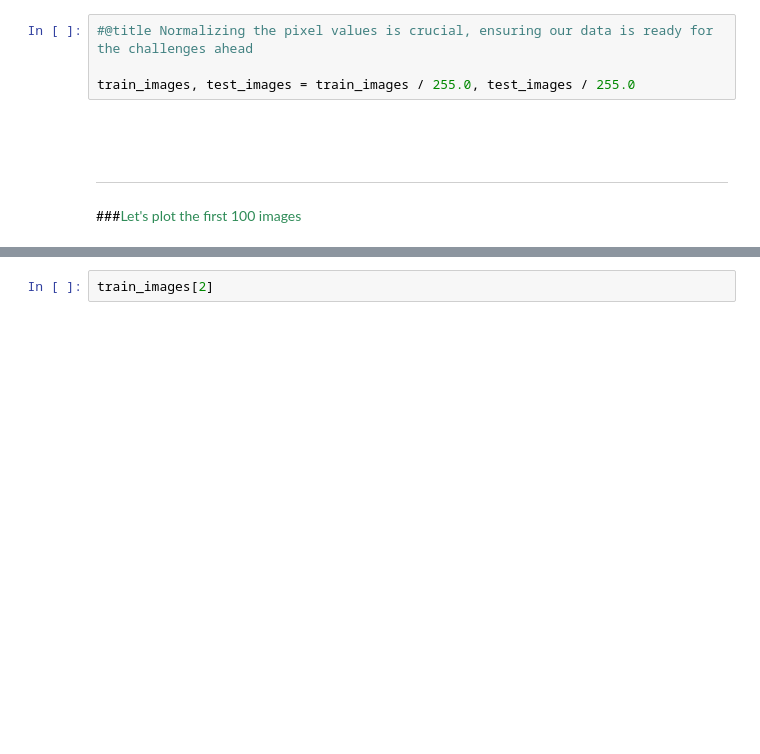
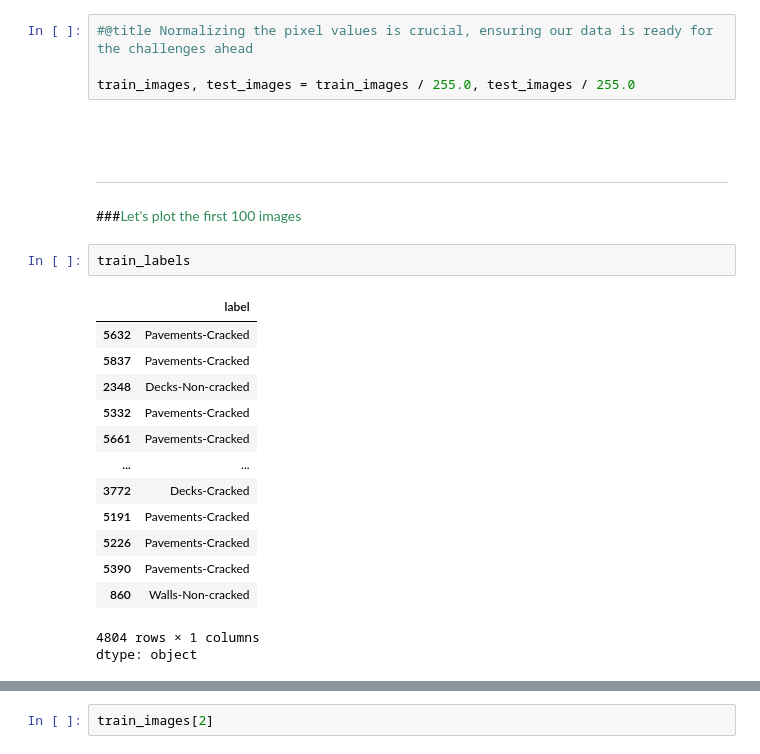
Before and after one commit to EmilisGit/Deep_learning, a Jupyter notebook: cnn.ipynb, the cells around one changed output, grey strips where cells are left out. Drawn from its saved outputs; the diff is of its cells as text; blank space fills up the shorter version.

```diff
--- a/cnn.ipynb
+++ b/cnn.ipynb
@@ -36,6 +100,23 @@ train_images, test_images = train_images / 255.0, test_images / 255.0
 
 ---
 ###<font color='SeaGreen'>Let's plot the first 100 images </font>
+# %%
+train_labels
+# %% [output]
+|  | label |
+| 5632 | Pavements-Cracked |
+| 5837 | Pavements-Cracked |
+| 2348 | Decks-Non-cracked |
+| 5332 | Pavements-Cracked |
+| 5661 | Pavements-Cracked |
+| ... | ... |
+| 3772 | Decks-Cracked |
+| 5191 | Pavements-Cracked |
+| 5226 | Pavements-Cracked |
+| 5390 | Pavements-Cracked |
+| 860 | Walls-Non-cracked |
+4804 rows × 1 columns
+dtype: object
 # %%
 #@title  Let's navigate through a hundred images from CIFAR-10 to ensure our data is intact. It's essential to know what we're up against.
 plt.figure(figsize=(15,15))
```
Also changed, not shown: parts of 8 cells of this notebook.
